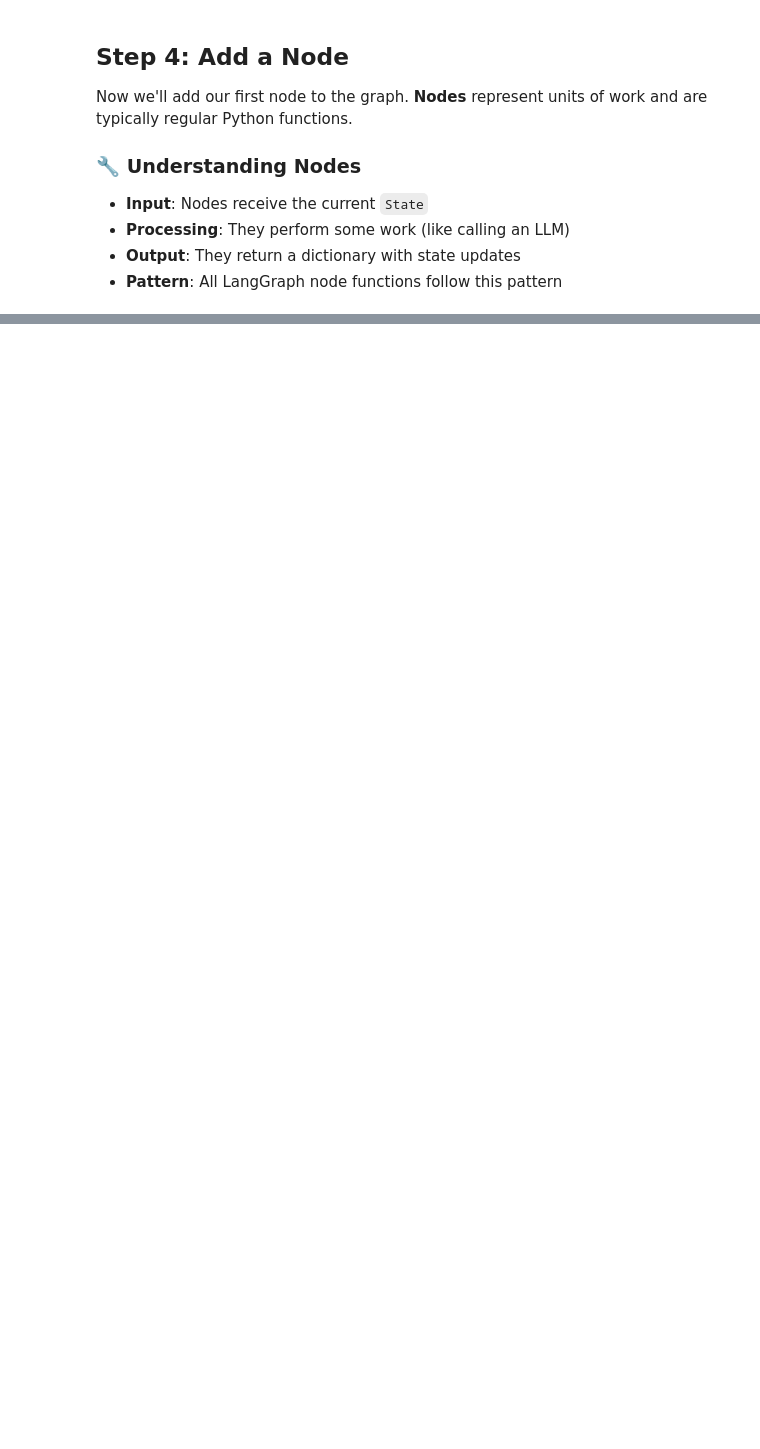
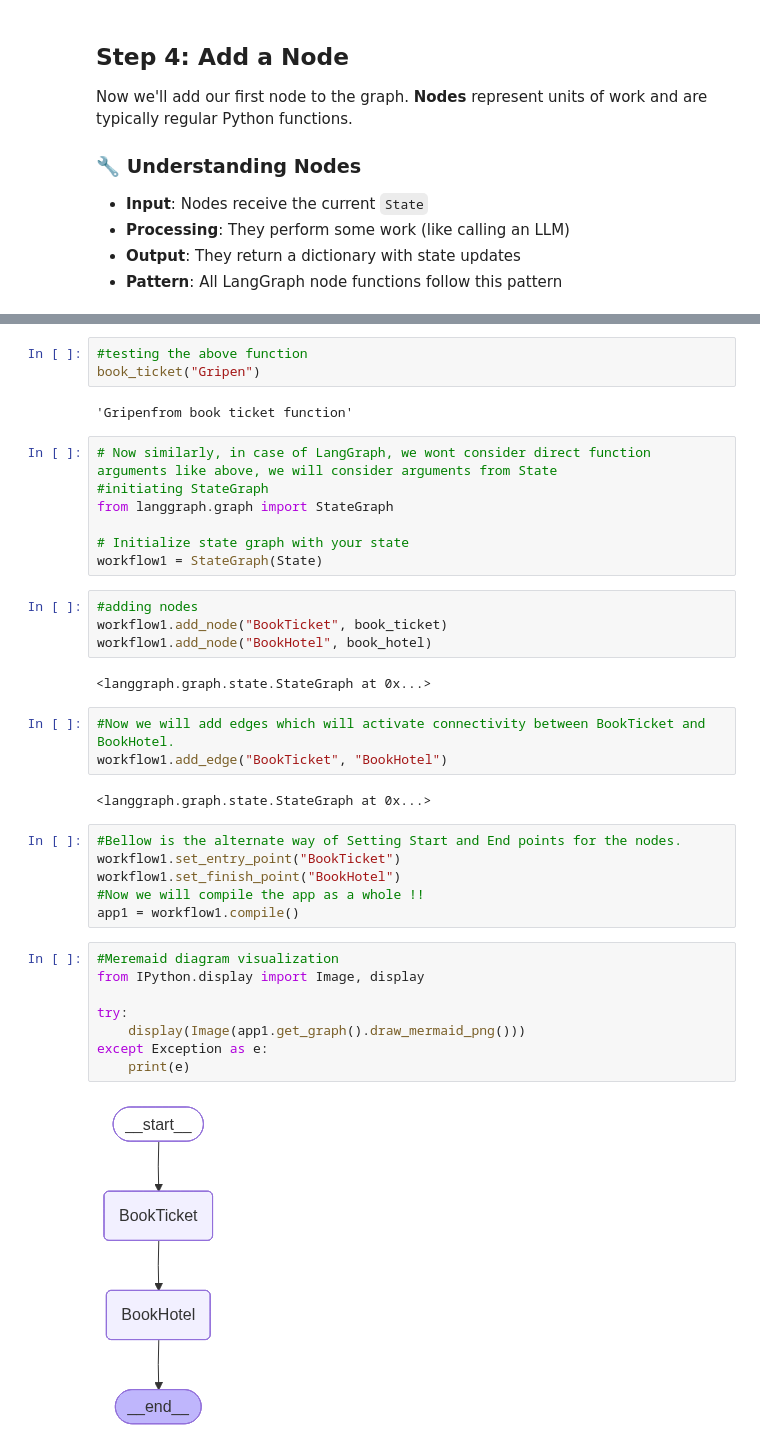
Before and after one commit to GautamGripen/GenAI-AgenticAICERT, a Jupyter notebook: Langraph_Tutorial/langgraph_tutorial.ipynb, the cells around one changed output, grey strips where cells are left out. Saved outputs shown, nothing was run; the diff lists cells and outputs as text; blank space fills up the shorter version.

```diff
--- a/Langraph_Tutorial/langgraph_tutorial.ipynb
+++ b/Langraph_Tutorial/langgraph_tutorial.ipynb
@@ -342,0 +215,39 @@ stream_graph_updates("Is Lando Norris a deserving F1 driver ?")
+# %%
+#testing the above function
+book_ticket("Gripen")
+# %% [output]
+'Gripenfrom book ticket function'
+# %%
+# Now similarly, in case of LangGraph, we wont consider direct function arguments like above, we will consider arguments from State
+#initiating StateGraph
+from langgraph.graph import StateGraph
+
+# Initialize state graph with your state
+workflow1 = StateGraph(State)
+# %%
+#adding nodes
+workflow1.add_node("BookTicket", book_ticket)
+workflow1.add_node("BookHotel", book_hotel)
+# %% [output]
+<langgraph.graph.state.StateGraph at 0x...>
+# %%
+#Now we will add edges which will activate connectivity between BookTicket and BookHotel.
+workflow1.add_edge("BookTicket", "BookHotel")
+# %% [output]
+<langgraph.graph.state.StateGraph at 0x...>
+# %%
+#Bellow is the alternate way of Setting Start and End points for the nodes.
+workflow1.set_entry_point("BookTicket")
+workflow1.set_finish_point("BookHotel")
+#Now we will compile the app as a whole !!
+app1 = workflow1.compile()
+# %%
+#Meremaid diagram visualization
+from IPython.display import Image, display
+
+try:
+    display(Image(app1.get_graph().draw_mermaid_png()))
+except Exception as e:
+    print(e)
+# %% [output]
+[figure, added]
```
Also changed, not shown: parts of 20 cells of this notebook, 16 other files.
